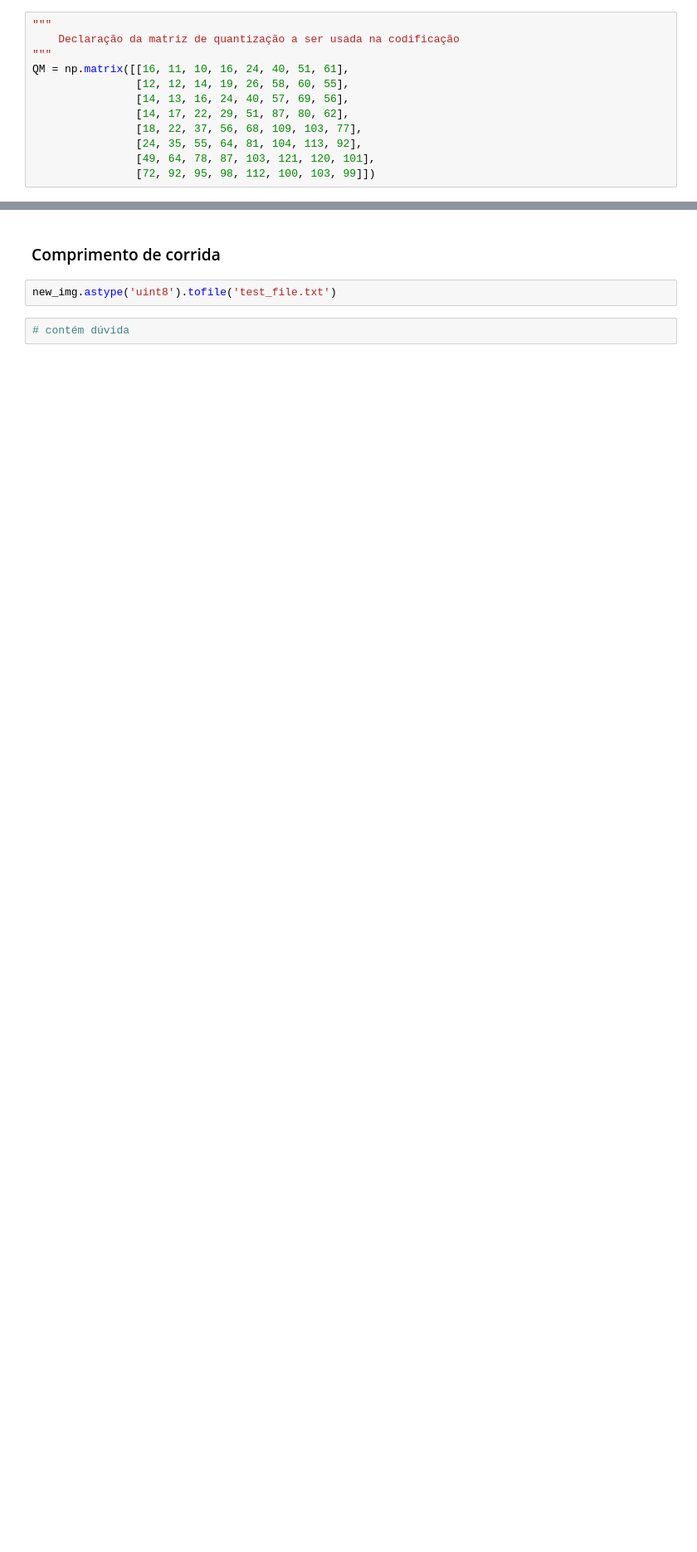
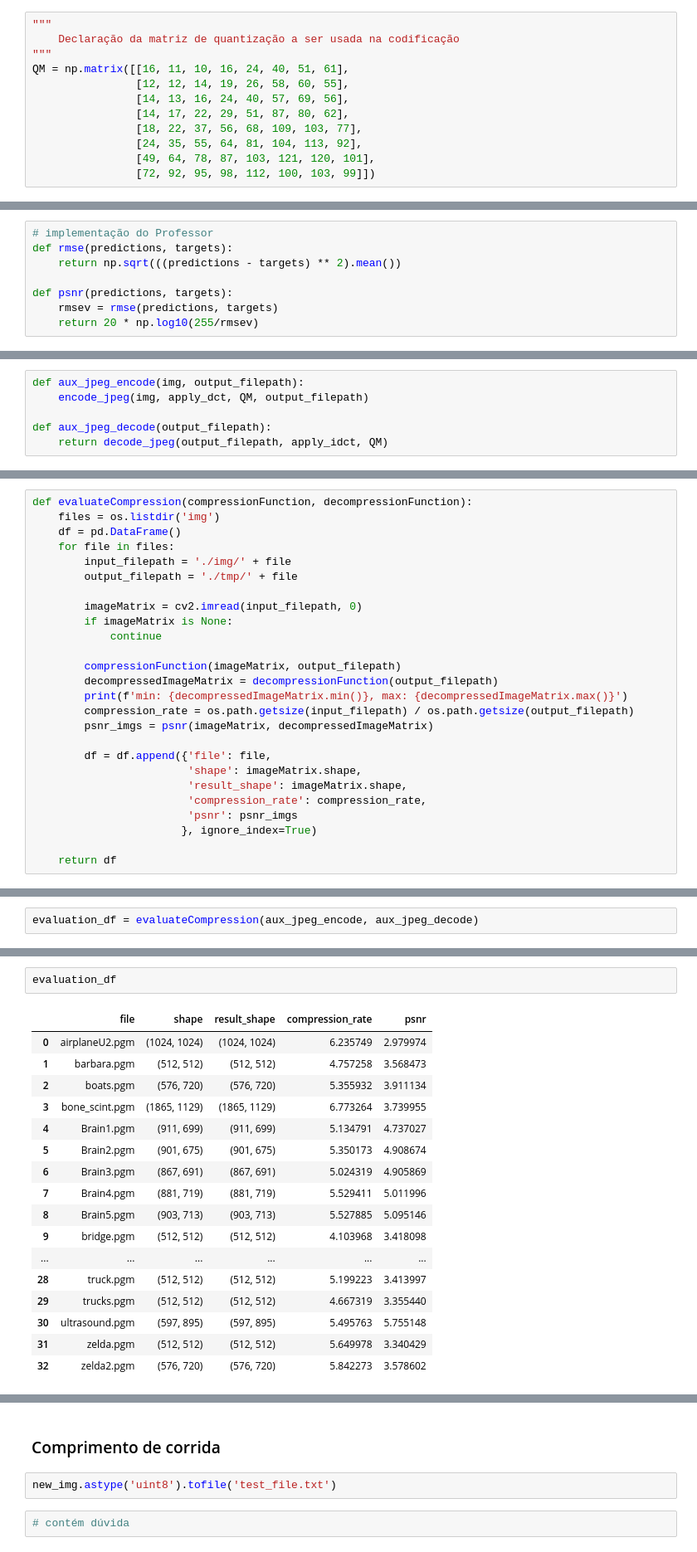
Before and after one commit to isisfcarvalho/tp1-icv, a Jupyter notebook: jpeg.ipynb, the cells around one changed output, grey strips where cells are left out. Shown: that part at 83% size. Saved outputs shown, nothing was run; the diff lists cells and outputs as text; blank space fills up the shorter version.

```diff
--- a/jpeg.ipynb
+++ b/jpeg.ipynb
@@ -348,0 +414,8 @@ array([[144, 128, 129, ..., 120, 129, 125],
+# %%
+# implementação do Professor
+def rmse(predictions, targets):
+    return np.sqrt(((predictions - targets) ** 2).mean())
+
+def psnr(predictions, targets):
+    rmsev = rmse(predictions, targets)
+    return 20 * np.log10(255/rmsev)
@@ -348,0 +432,6 @@ array([[144, 128, 129, ..., 120, 129, 125],
+# %%
+def aux_jpeg_encode(img, output_filepath):
+    encode_jpeg(img, apply_dct, QM, output_filepath)
+
+def aux_jpeg_decode(output_filepath):
+    return decode_jpeg(output_filepath, apply_idct, QM)
@@ -348,0 +440,26 @@ array([[144, 128, 129, ..., 120, 129, 125],
+# %%
+def evaluateCompression(compressionFunction, decompressionFunction):
+    files = os.listdir('img')
+    df = pd.DataFrame()
+    for file in files:
+        input_filepath = './img/' + file
+        output_filepath = './tmp/' + file
+
+        imageMatrix = cv2.imread(input_filepath, 0)
+        if imageMatrix is None:
+            continue
+
+        compressionFunction(imageMatrix, output_filepath)
+        decompressedImageMatrix = decompressionFunction(output_filepath)
+        print(f'min: {decompressedImageMatrix.min()}, max: {decompressedImageMatrix.max()}')
+        compression_rate = os.path.getsize(input_filepath) / os.path.getsize(output_filepath)
+        psnr_imgs = psnr(imageMatrix, decompressedImageMatrix)
+
+        df = df.append({'file': file,
+                        'shape': imageMatrix.shape,
+                        'result_shape': imageMatrix.shape,
+                        'compression_rate': compression_rate,
+                        'psnr': psnr_imgs
+                       }, ignore_index=True)
+
+    return df
@@ -348,0 +471,2 @@ array([[144, 128, 129, ..., 120, 129, 125],
+# %%
+evaluation_df = evaluateCompression(aux_jpeg_encode, aux_jpeg_decode)
@@ -348,0 +491,20 @@ array([[144, 128, 129, ..., 120, 129, 125],
+# %%
+evaluation_df
+# %% [output]
+|  | file | shape | result_shape | compression_rate | psnr |
+| 0 | airplaneU2.pgm | (1024, 1024) | (1024, 1024) | 6.235749 | 2.979974 |
+| 1 | barbara.pgm | (512, 512) | (512, 512) | 4.757258 | 3.568473 |
+| 2 | boats.pgm | (576, 720) | (576, 720) | 5.355932 | 3.911134 |
+| 3 | bone_scint.pgm | (1865, 1129) | (1865, 1129) | 6.773264 | 3.739955 |
+| 4 | Brain1.pgm | (911, 699) | (911, 699) | 5.134791 | 4.737027 |
+| 5 | Brain2.pgm | (901, 675) | (901, 675) | 5.350173 | 4.908674 |
+| 6 | Brain3.pgm | (867, 691) | (867, 691) | 5.024319 | 4.905869 |
+| 7 | Brain4.pgm | (881, 719) | (881, 719) | 5.529411 | 5.011996 |
+| 8 | Brain5.pgm | (903, 713) | (903, 713) | 5.527885 | 5.095146 |
+| 9 | bridge.pgm | (512, 512) | (512, 512) | 4.103968 | 3.418098 |
+| ... | ... | ... | ... | ... | ... |
+| 28 | truck.pgm | (512, 512) | (512, 512) | 5.199223 | 3.413997 |
+| 29 | trucks.pgm | (512, 512) | (512, 512) | 4.667319 | 3.355440 |
+| 30 | ultrasound.pgm | (597, 895) | (597, 895) | 5.495763 | 5.755148 |
+| 31 | zelda.pgm | (512, 512) | (512, 512) | 5.649978 | 3.340429 |
+| 32 | zelda2.pgm | (576, 720) | (576, 720) | 5.842273 | 3.578602 |
```
Also changed, not shown: parts of 32 cells of this notebook.
